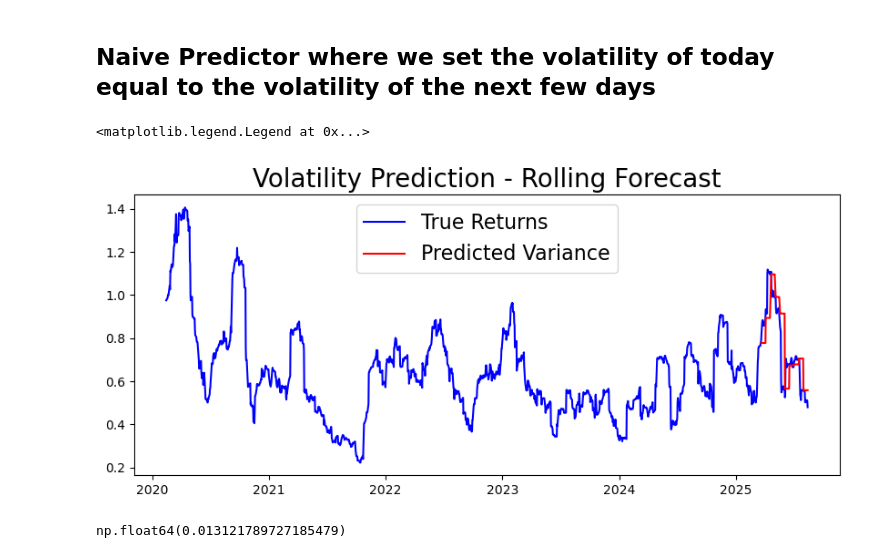
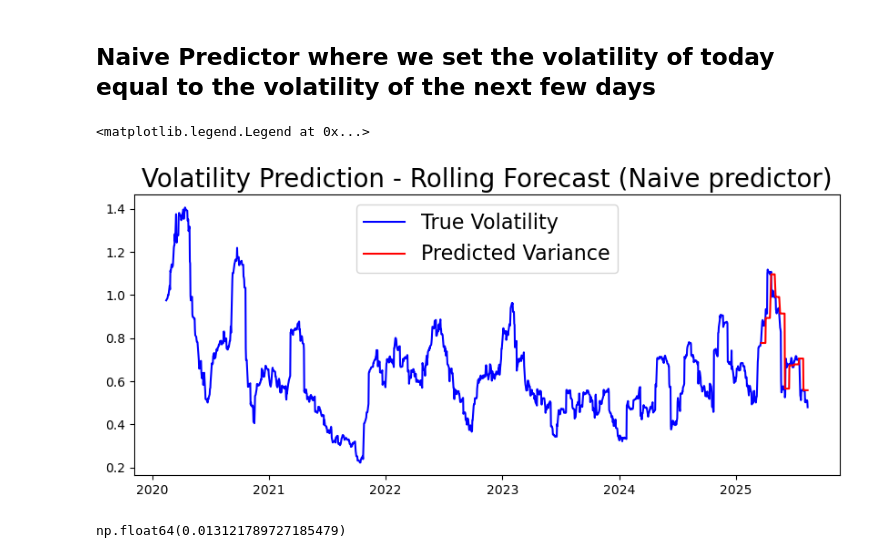
Before and after one commit to SeanDisaro/QuantCodingProjects, a Jupyter notebook: TeslaOptionPriceGARCH.ipynb, the cells around one changed output. Cells and saved outputs as stored; diff of their text form; code cells hidden in the pictures.

```diff
--- a/TeslaOptionPriceGARCH.ipynb
+++ b/TeslaOptionPriceGARCH.ipynb
@@ -106,7 +104,7 @@ Let's start with a GARCH(3,3) model and see what happens.
 
 Try out some models here
 # %%
-model = arch_model(data["log_returns"], p=3, q=0)
+model = arch_model(data["log_returns"], p=3, q=2)
 # %%
 model_fit = model.fit()
 # %% [output]
@@ -211,12 +200,12 @@ rolling_predictions_Naive = pd.Series(rolling_predictions_Naive[:test_size], ind
 # %%
 plt.figure(figsize=(10,4))
 plt.plot(hist_vol, 'b')
 preds, = plt.plot(rolling_predictions_Naive, "r")
-plt.title('Volatility Prediction - Rolling Forecast', fontsize=20)
-plt.legend(['True Returns', 'Predicted Variance'], fontsize=16)
+plt.title('Volatility Prediction - Rolling Forecast (Naive predictor)', fontsize=20)
+plt.legend(['True Volatility', 'Predicted Variance'], fontsize=16)
 # %% [output]
 <matplotlib.legend.Legend at 0x...>
-[figure, old version]
+[figure, new version]
 # %%
 np.linalg.norm(rolling_predictions_Naive.to_numpy() - hist_vol[-test_size:])/test_size
 # %% [output]
```
Also changed, not shown: parts of 6 cells of this notebook.
